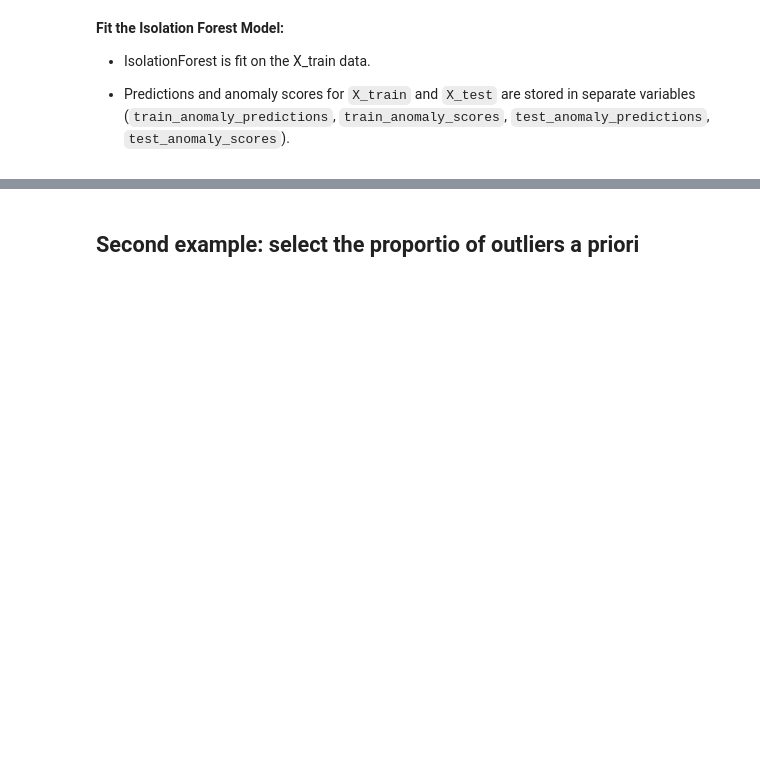
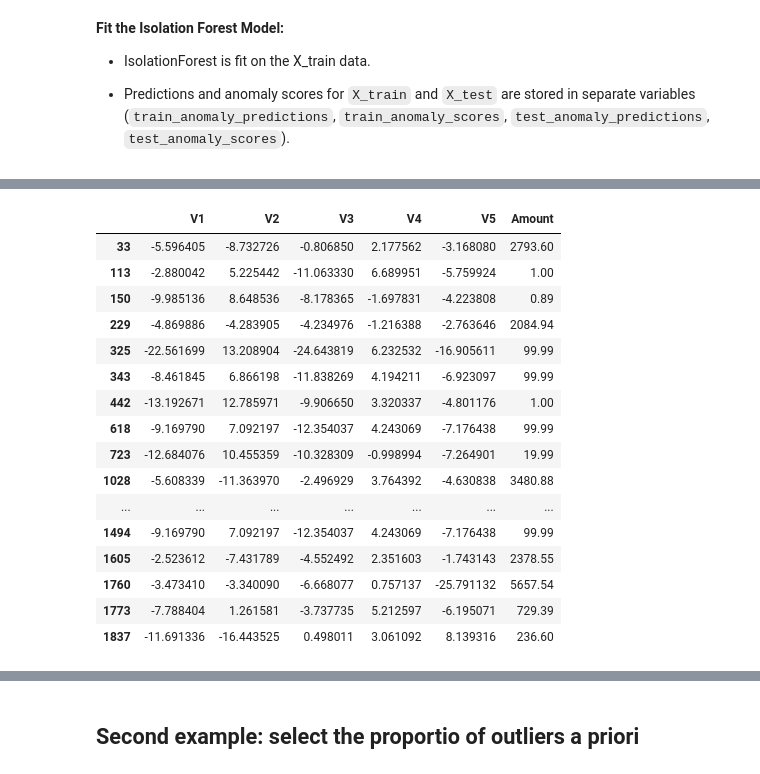
Before and after one commit to opendroid/ml, a Jupyter notebook: clustering/ex05_unsupervised.ipynb, the cells around one changed output, grey strips where cells are left out. Cells and saved outputs as stored; diff of their text form; code cells hidden in the pictures; blank space fills up the shorter version.

```diff
--- a/clustering/ex05_unsupervised.ipynb
+++ b/clustering/ex05_unsupervised.ipynb
@@ -1098,7 +1214,26 @@ iso_forest.fit(X)
 # %%
 # Predict anomalies (-1 for anomalies, 1 for normal points)
 anomaly_predictions = iso_forest.predict(X)
-anomaly_predictions[:10]
+anamolies = np.where(anomaly_predictions == -1)
+X.iloc[anamolies]
+# %% [output]
+|  | V1 | V2 | V3 | V4 | V5 | Amount |
+| 33 | -5.596405 | -8.732726 | -0.806850 | 2.177562 | -3.168080 | 2793.60 |
+| 113 | -2.880042 | 5.225442 | -11.063330 | 6.689951 | -5.759924 | 1.00 |
+| 150 | -9.985136 | 8.648536 | -8.178365 | -1.697831 | -4.223808 | 0.89 |
+| 229 | -4.869886 | -4.283905 | -4.234976 | -1.216388 | -2.763646 | 2084.94 |
+| 325 | -22.561699 | 13.208904 | -24.643819 | 6.232532 | -16.905611 | 99.99 |
+| 343 | -8.461845 | 6.866198 | -11.838269 | 4.194211 | -6.923097 | 99.99 |
+| 442 | -13.192671 | 12.785971 | -9.906650 | 3.320337 | -4.801176 | 1.00 |
+| 618 | -9.169790 | 7.092197 | -12.354037 | 4.243069 | -7.176438 | 99.99 |
+| 723 | -12.684076 | 10.455359 | -10.328309 | -0.998994 | -7.264901 | 19.99 |
+| 1028 | -5.608339 | -11.363970 | -2.496929 | 3.764392 | -4.630838 | 3480.88 |
+| ... | ... | ... | ... | ... | ... | ... |
+| 1494 | -9.169790 | 7.092197 | -12.354037 | 4.243069 | -7.176438 | 99.99 |
+| 1605 | -2.523612 | -7.431789 | -4.552492 | 2.351603 | -1.743143 | 2378.55 |
+| 1760 | -3.473410 | -3.340090 | -6.668077 | 0.757137 | -25.791132 | 5657.54 |
+| 1773 | -7.788404 | 1.261581 | -3.737735 | 5.212597 | -6.195071 | 729.39 |
+| 1837 | -11.691336 | -16.443525 | 0.498011 | 3.061092 | 8.139316 | 236.60 |
 # %%
 anomaly_scores = iso_forest.decision_function(X)
 anomaly_scores[:5]
```
Also changed, not shown: parts of 33 cells of this notebook, 3 other files.
